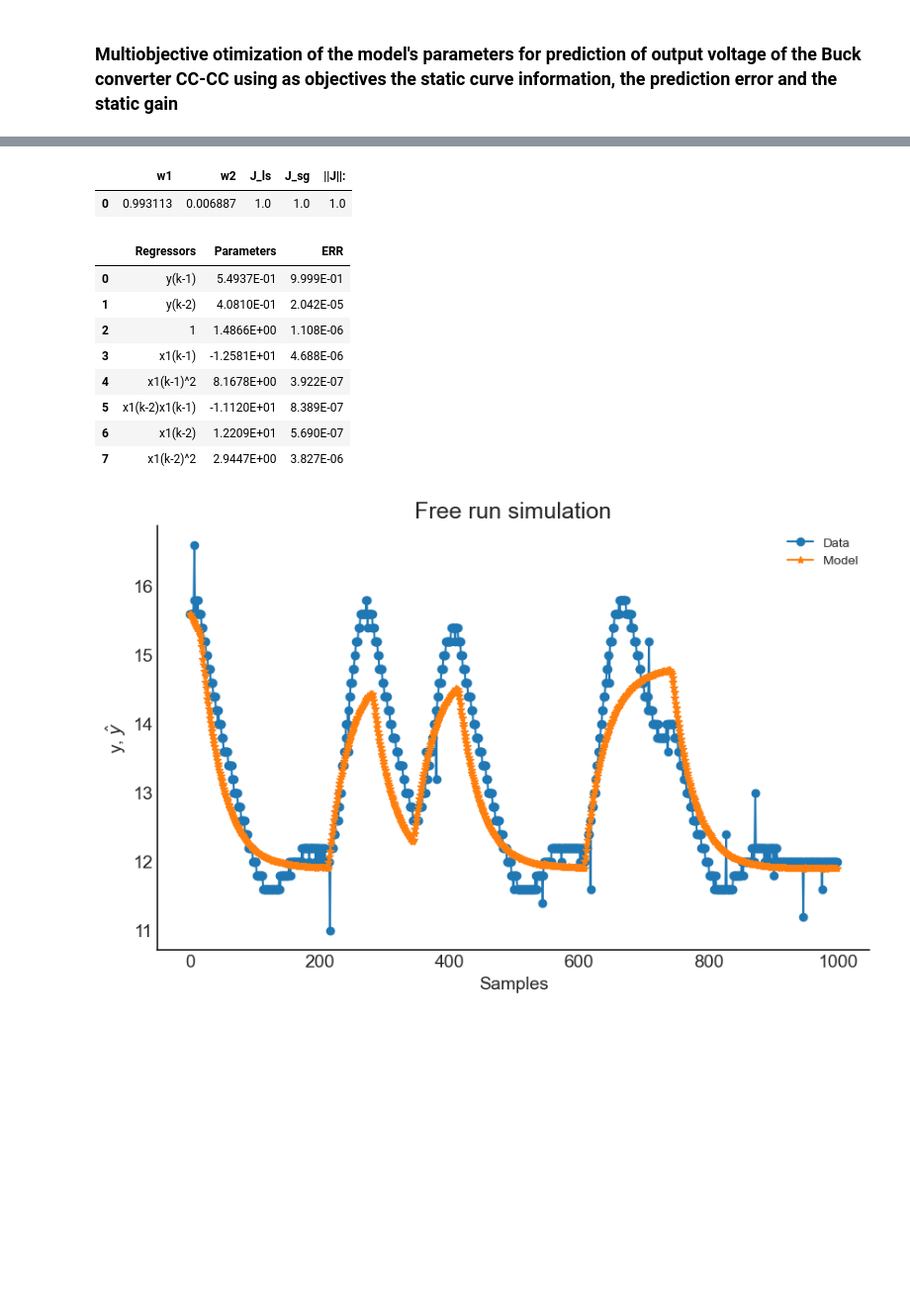
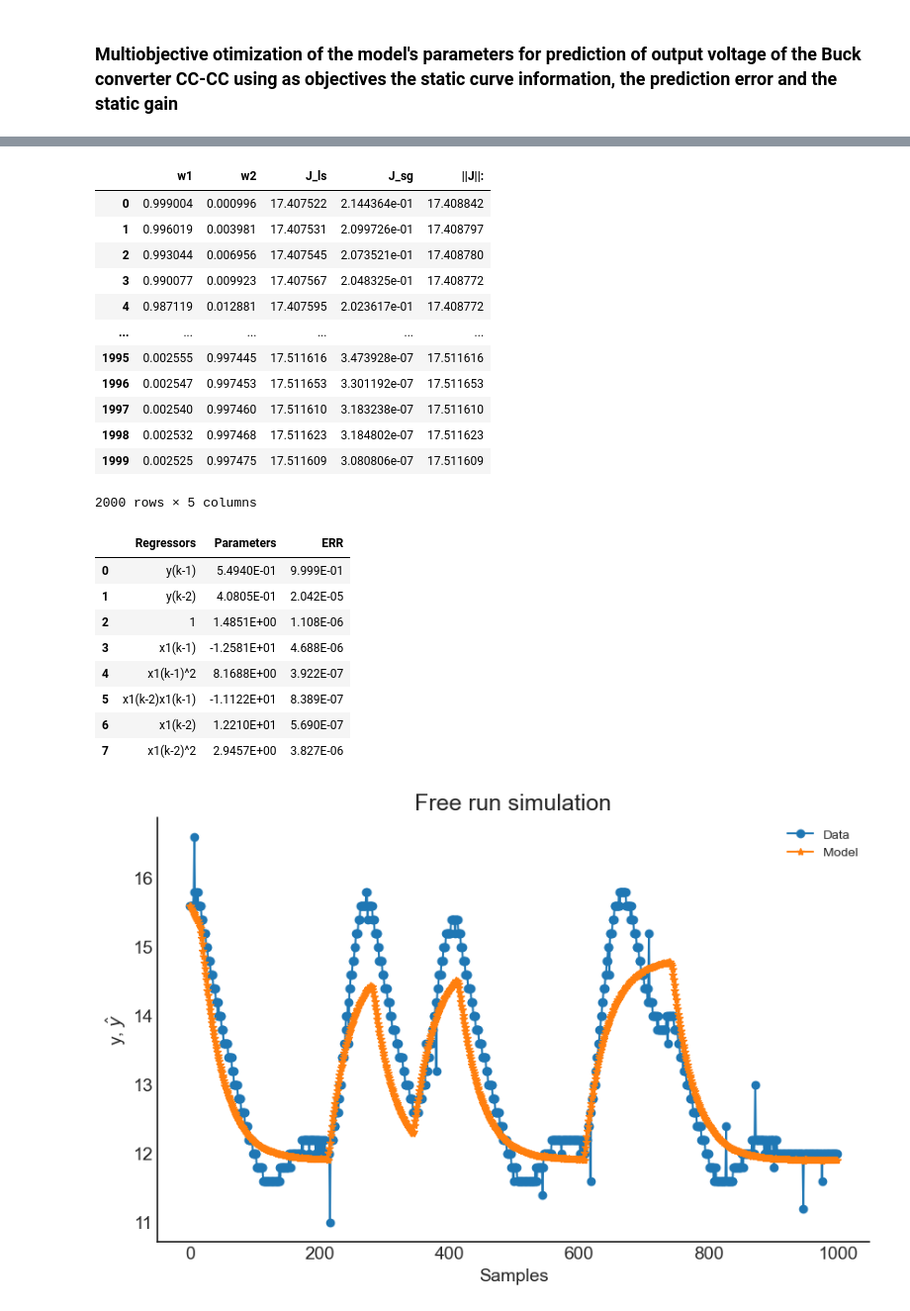
Before and after one commit to GabrielBuenoLeandro/Multiobjetive, a Jupyter notebook: conversor_buck.ipynb, the cells around one changed output, grey strips where cells are left out. Shown at 99% size. Saved outputs shown, nothing was run; the diff lists cells and outputs as text; code cells hidden in the pictures; blank space fills up the shorter version.

```diff
--- a/conversor_buck.ipynb
+++ b/conversor_buck.ipynb
@@ -799,4 +829,4 @@ $$
 # Calling the class referring to the calculation of the parameters via the biobjective technique
 mult4 = IM(sf=False, sg=True, model_type='NARMAX',
         final_model = model_final,
-        norm=True)
+        norm=False)
@@ -803,21 +845,32 @@ mult4 = IM(sf=False, sg=True, model_type='NARMAX',
 # %%
 W = np.zeros((2, 2000))
-W[0, :] = np.logspace(-0.01, -6, num=2000, base=2.71)
+W[0, :] = np.logspace(-1e-3, -6, num=2000, base=2.71)
 W[1, :] = np.ones(2000) - W[0, :]
-W = np.array([[0.9931126],
-              [0.0068874]])
+# W = np.array([[0.9931126],
+              #[0.0068874]])
 J, w, E, Theta, HR, QR, position = mult4.affine_information_least_squares(y_train=y_train[2:],
                                                                          gain=gain,y_static=Yo,
                                                                          x_static=Uo, psi=PSI, W=W)
 result = {'w1': w[0,:],
           'w2': w[1,:],
           'J_ls': J[0,:],
           'J_sg': J[1,:],
           '||J||:': E}
 pd.DataFrame(result)
 # %% [output]
 |  | w1 | w2 | J_ls | J_sg | ||J||: |
-| 0 | 0.993113 | 0.006887 | 1.0 | 1.0 | 1.0 |
+| 0 | 0.999004 | 0.000996 | 17.407522 | 2.144364e-01 | 17.408842 |
+| 1 | 0.996019 | 0.003981 | 17.407531 | 2.099726e-01 | 17.408797 |
+| 2 | 0.993044 | 0.006956 | 17.407545 | 2.073521e-01 | 17.408780 |
+| 3 | 0.990077 | 0.009923 | 17.407567 | 2.048325e-01 | 17.408772 |
+| 4 | 0.987119 | 0.012881 | 17.407595 | 2.023617e-01 | 17.408772 |
+| ... | ... | ... | ... | ... | ... |
+| 1995 | 0.002555 | 0.997445 | 17.511616 | 3.473928e-07 | 17.511616 |
+| 1996 | 0.002547 | 0.997453 | 17.511653 | 3.301192e-07 | 17.511653 |
+| 1997 | 0.002540 | 0.997460 | 17.511610 | 3.183238e-07 | 17.511610 |
+| 1998 | 0.002532 | 0.997468 | 17.511623 | 3.184802e-07 | 17.511623 |
+| 1999 | 0.002525 | 0.997475 | 17.511609 | 3.080806e-07 | 17.511609 |
+2000 rows × 5 columns
 # %%
 # Writing the results
 model.theta = Theta[position, :].reshape(-1,1)
@@ -833,14 +886,14 @@ r = pd.DataFrame(
 r
 # %% [output]
 |  | Regressors | Parameters | ERR |
-| 0 | y(k-1) | 5.4937E-01 | 9.999E-01 |
-| 1 | y(k-2) | 4.0810E-01 | 2.042E-05 |
-| 2 | 1 | 1.4866E+00 | 1.108E-06 |
+| 0 | y(k-1) | 5.4940E-01 | 9.999E-01 |
+| 1 | y(k-2) | 4.0805E-01 | 2.042E-05 |
+| 2 | 1 | 1.4851E+00 | 1.108E-06 |
 | 3 | x1(k-1) | -1.2581E+01 | 4.688E-06 |
-| 4 | x1(k-1)^2 | 8.1678E+00 | 3.922E-07 |
-| 5 | x1(k-2)x1(k-1) | -1.1120E+01 | 8.389E-07 |
-| 6 | x1(k-2) | 1.2209E+01 | 5.690E-07 |
-| 7 | x1(k-2)^2 | 2.9447E+00 | 3.827E-06 |
+| 4 | x1(k-1)^2 | 8.1688E+00 | 3.922E-07 |
+| 5 | x1(k-2)x1(k-1) | -1.1122E+01 | 8.389E-07 |
+| 6 | x1(k-2) | 1.2210E+01 | 5.690E-07 |
+| 7 | x1(k-2)^2 | 2.9457E+00 | 3.827E-06 |
 # %%
 plot_results(y=y_valid, yhat=yhat, n=1000)
 # %% [output]
```
Also changed, not shown: parts of 11 cells of this notebook, 1 other file.
